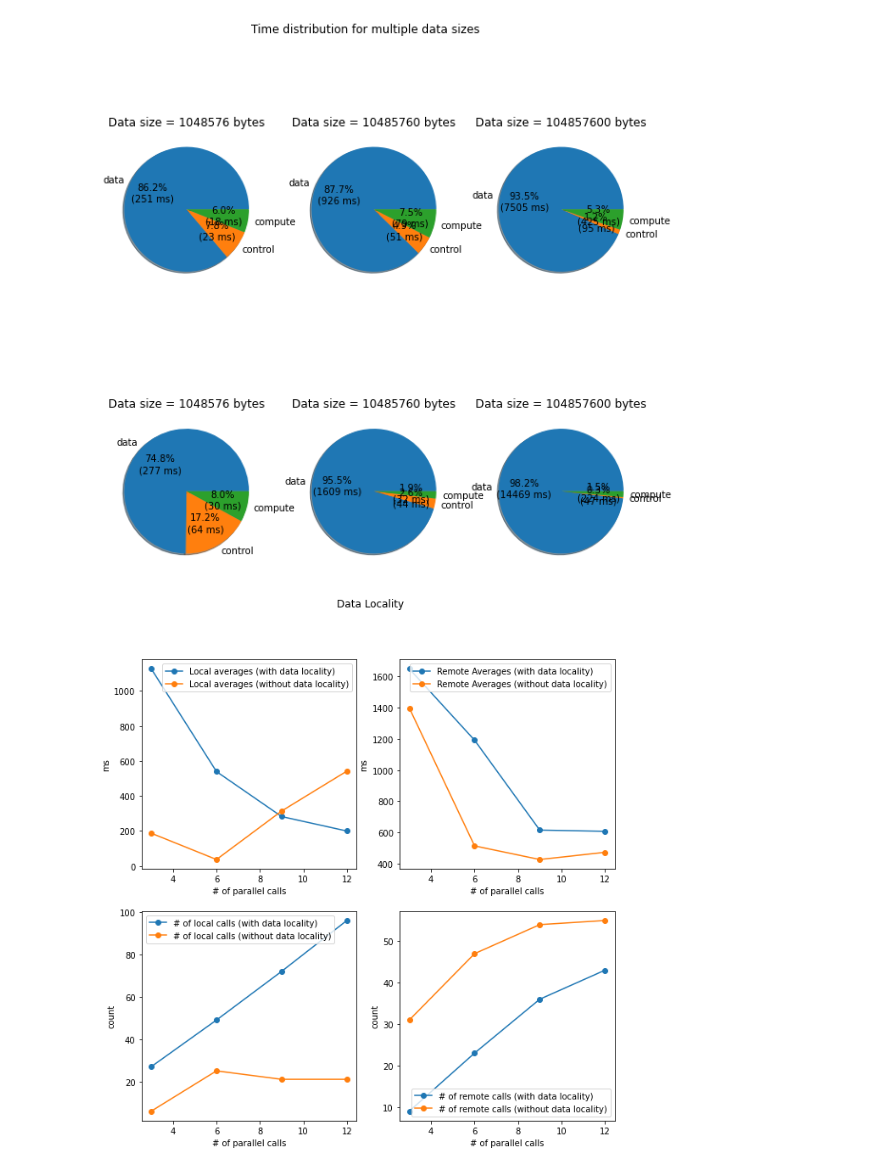
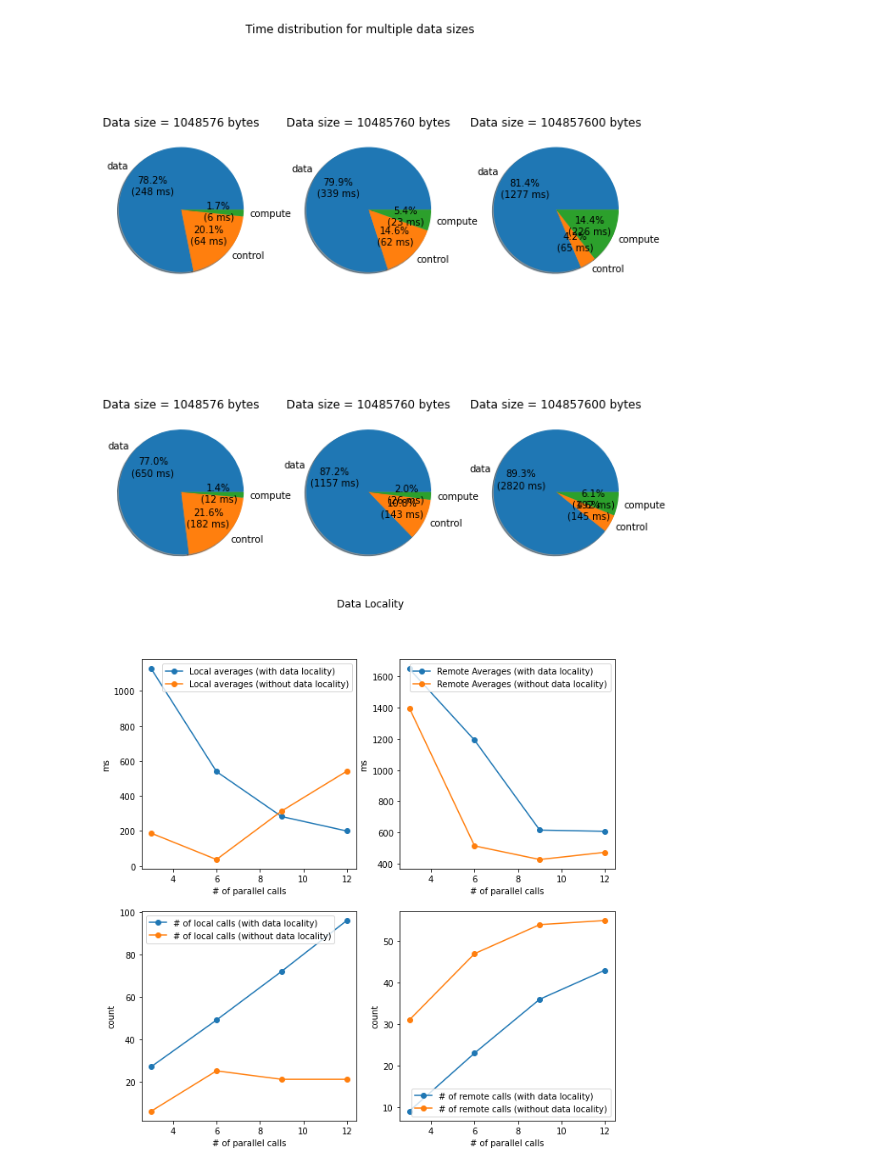
Before and after one commit to alin-corodescu/MSc-workflows, a Jupyter notebook: jupyter-notebook/Workflows Analysis.ipynb, the cells around one changed output. Saved outputs shown, nothing was run; the diff lists cells and outputs as text; code cells hidden in the pictures.

```diff
--- a/jupyter-notebook/Workflows Analysis.ipynb
+++ b/jupyter-notebook/Workflows Analysis.ipynb
@@ -95,28 +95,28 @@ os.chdir('/home/alin/projects/MSc-workflows/dotnet/MSc-Workflows/experiments-run
 # %%
 # Visualization 2 and 5. Piecharts and averages for each data size
 
 # For each data size, read up a file which should contain the data I need based on the experiment runner.
 
 # TODO need to do the all-up-OFF as well
 # Need to do it for the other data sizes as well
 
 #     Create subplots for each case: 3 data sizes, on/off
 fig, axs = plt.subplots(2,3, figsize=(10,10))
 
 fig.suptitle("Time distribution for multiple data sizes")
 
 data_sizes = [1048576, 10485760, 104857600]
 for i in range(3):
     d = data_sizes[i]
-    input_file_on = "all-up-on-d{:d}.csv".format(d)
-    input_file_off = "all-up-off-d{:d}.csv".format(d)
+    input_file_on = "all-up-all-on-echo-d{:d}.csv".format(d)
+    input_file_off = "all-up-all-off-echo-d{:d}.csv".format(d)
     data_on = read_and_parse(input_file_on)
     data_off = read_and_parse(input_file_off)
 
     piechart(data_on, d, axs[0,i])
     piechart(data_off, d, axs[1, i])
 # %% [output]
-[figure, old version]
+[figure, new version]
 # %%
 input_file_on = "all-up-on-d{:d}.csv".format(104857600)
 data_on = read_and_parse(input_file_on)
```
Also changed, not shown: 36 other files.
